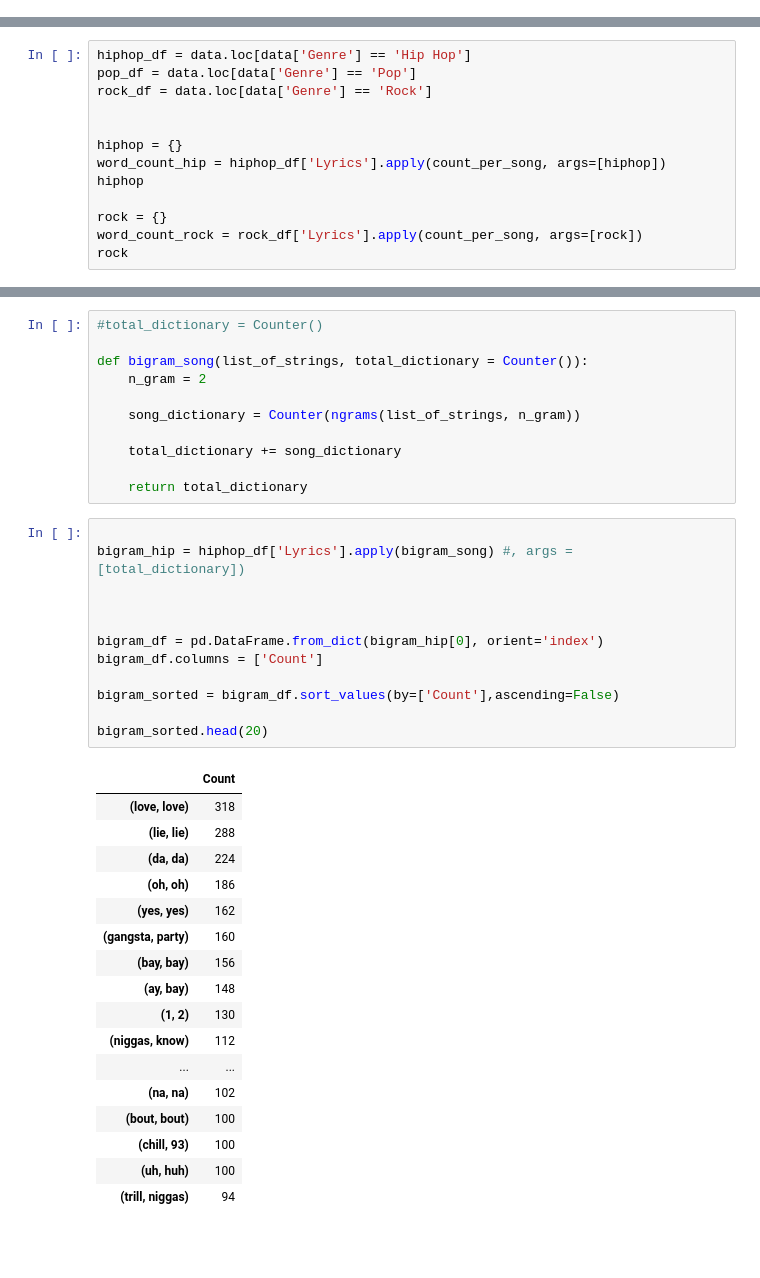
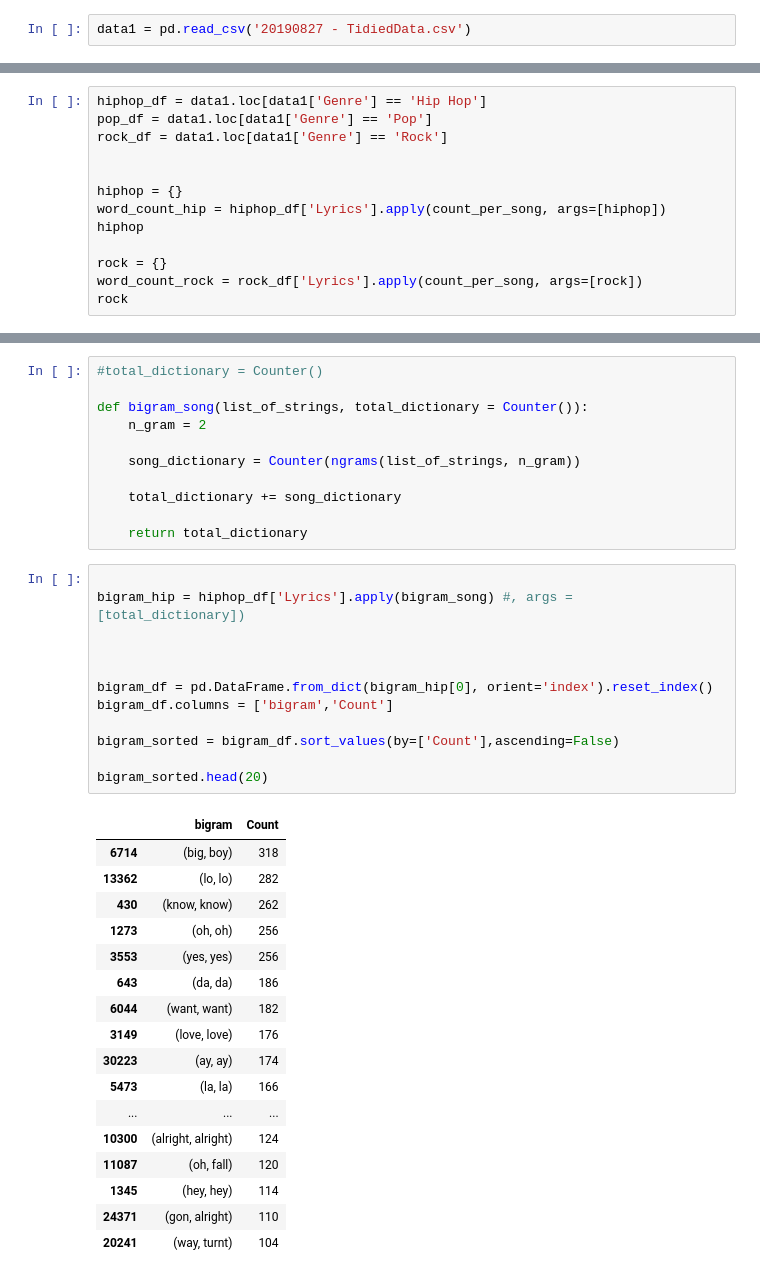
Before and after one commit to yovi1010/SDS2019-Group37, a Jupyter notebook: Data cleaning-NewData.ipynb, the cells around one changed output, grey strips where cells are left out. Saved outputs shown, nothing was run; the diff lists cells and outputs as text; blank space fills up the shorter version.

```diff
--- a/Data cleaning-NewData.ipynb
+++ b/Data cleaning-NewData.ipynb
@@ -181,6 +220,8 @@ Calculate avg number of swear words per song.
 - Get list of swear words
 - Count how many swear words in each song - store number in new column
 - avg(number_of_swearwords) group by year, genre
+# %%
+data1 = pd.read_csv('20190827 - TidiedData.csv')
 # %%
 data['Year'].replace('NONE',None, inplace=True)
 data['Year_decade'] = pd.to_numeric(data['Year'])//10*10
@@ -262,9 +303,9 @@ def count_per_song(list_of_strings, words_dictionary):
 
     return words_dictionary
 # %%
-hiphop_df = data.loc[data['Genre'] == 'Hip Hop']
-pop_df = data.loc[data['Genre'] == 'Pop']
-rock_df = data.loc[data['Genre'] == 'Rock']
+hiphop_df = data1.loc[data1['Genre'] == 'Hip Hop']
+pop_df = data1.loc[data1['Genre'] == 'Pop']
+rock_df = data1.loc[data1['Genre'] == 'Rock']
 
 
 hiphop = {}
@@ -394,30 +401,30 @@ def bigram_song(list_of_strings, total_dictionary = Counter()):
 # %%
 
 bigram_hip = hiphop_df['Lyrics'].apply(bigram_song) #, args = [total_dictionary])
 
 
 
-bigram_df = pd.DataFrame.from_dict(bigram_hip[0], orient='index')
-bigram_df.columns = ['Count']
+bigram_df = pd.DataFrame.from_dict(bigram_hip[0], orient='index').reset_index()
+bigram_df.columns = ['bigram','Count']
 
 bigram_sorted = bigram_df.sort_values(by=['Count'],ascending=False)
 
 bigram_sorted.head(20)
 # %% [output]
-|  | Count |
-| (love, love) | 318 |
-| (lie, lie) | 288 |
-| (da, da) | 224 |
-| (oh, oh) | 186 |
-| (yes, yes) | 162 |
-| (gangsta, party) | 160 |
-| (bay, bay) | 156 |
-| (ay, bay) | 148 |
-| (1, 2) | 130 |
-| (niggas, know) | 112 |
-| ... | ... |
-| (na, na) | 102 |
-| (bout, bout) | 100 |
-| (chill, 93) | 100 |
-| (uh, huh) | 100 |
-| (trill, niggas) | 94 |
+|  | bigram | Count |
+| 6714 | (big, boy) | 318 |
+| 13362 | (lo, lo) | 282 |
+| 430 | (know, know) | 262 |
+| 1273 | (oh, oh) | 256 |
+| 3553 | (yes, yes) | 256 |
+| 643 | (da, da) | 186 |
+| 6044 | (want, want) | 182 |
+| 3149 | (love, love) | 176 |
+| 30223 | (ay, ay) | 174 |
+| 5473 | (la, la) | 166 |
+| ... | ... | ... |
+| 10300 | (alright, alright) | 124 |
+| 11087 | (oh, fall) | 120 |
+| 1345 | (hey, hey) | 114 |
+| 24371 | (gon, alright) | 110 |
+| 20241 | (way, turnt) | 104 |
```
Also changed, not shown: parts of 23 cells of this notebook.
